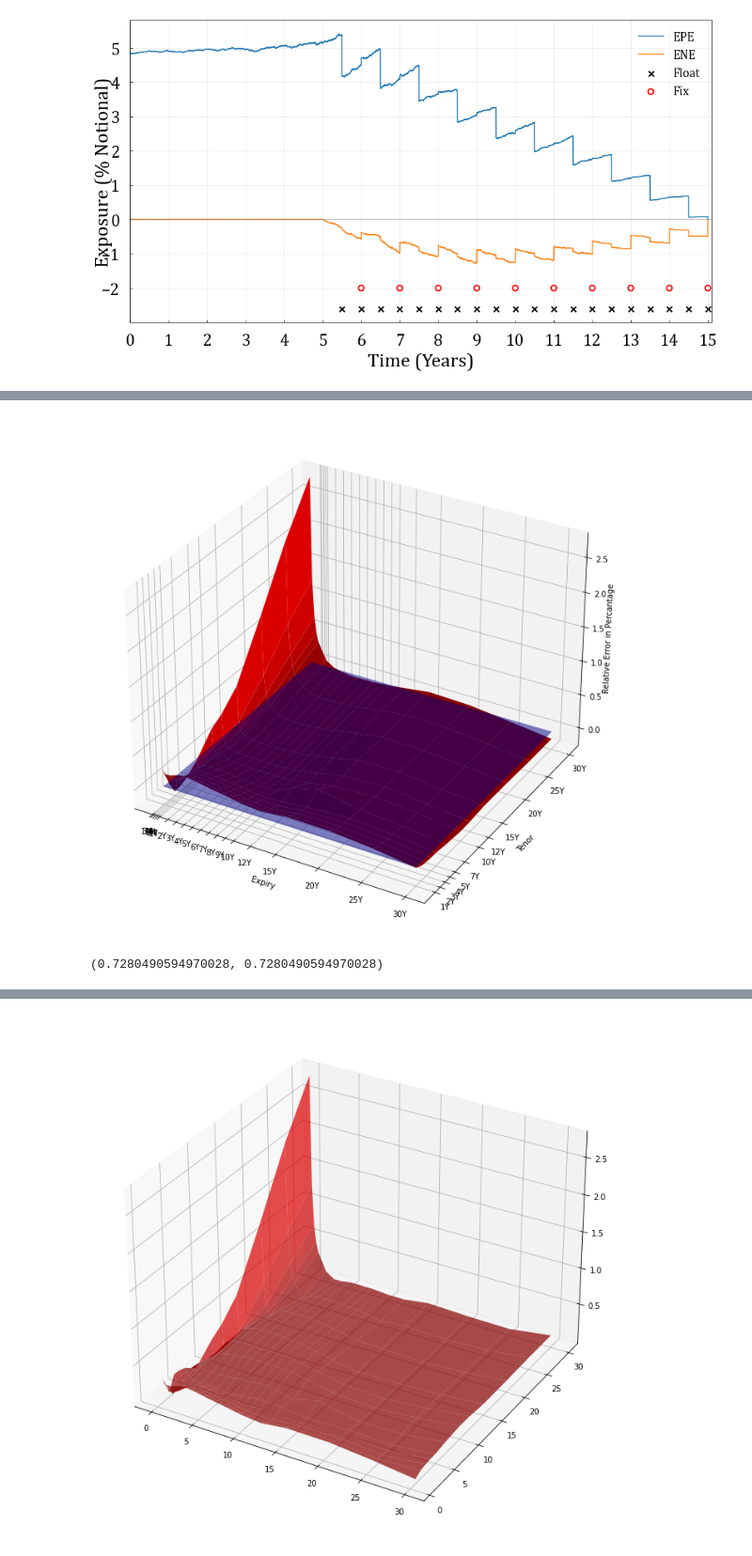
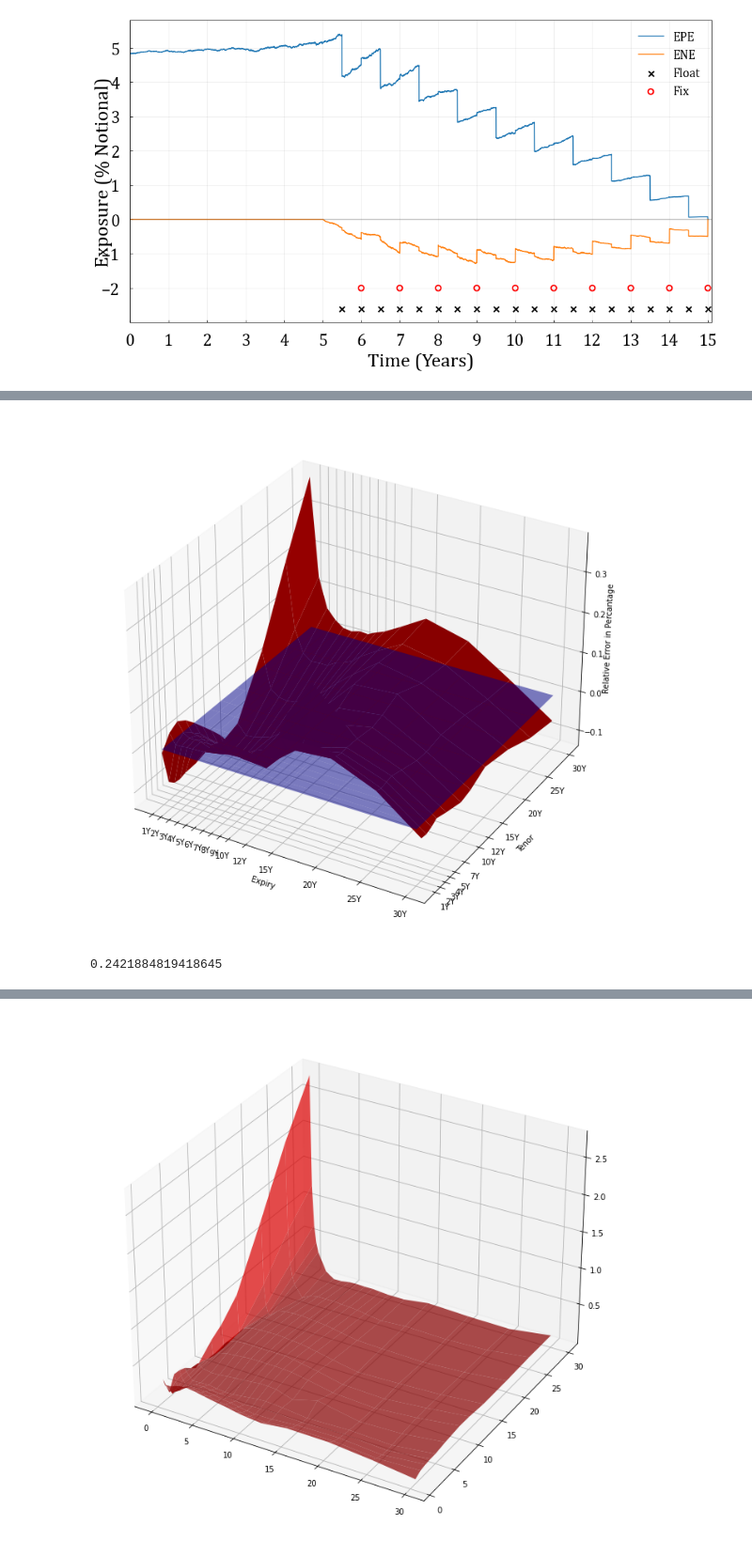
Before and after one commit to Eskild-afk/MasterThesis, a Jupyter notebook: quikMaths.ipynb, the cells around one changed output, grey strips where cells are left out. Shown at 94% size. Saved outputs shown, nothing was run; the diff lists cells and outputs as text; code cells hidden in the pictures.

```diff
--- a/quikMaths.ipynb
+++ b/quikMaths.ipynb
@@ -8,5 +8,4 @@ beta = np.array([1.879892, 0.579211, 	3.993992, 1.445091])
 tau  = np.array([ 16.633491, 	0.319680])
 reversion=0.13949636660880768
 volatility=0.017793899652989272
-# HW = HullWhite(initial=0.02459103, reversion=0.03, volatility=0.00200, Gamma=1000, b=beta, tau=tau)
-HW = HullWhite(initial=0.02459103, reversion=reversion, volatility=volatility, Gamma=1000, b=beta, tau=tau)
+HW = HullWhite(initial=0.02459103, reversion=0.03, volatility=0.00200, b=beta, tau=tau)
@@ -344,9 +242,9 @@ articleobs.index = dfff[1][3:17].values
 articleobs.index.name = 'Expiry'
 articleobs.columns = [int(x) for x in dfff.iloc[1][4:17].values]
 
-# straddlesobs=straddlesobs.iloc[4::,2::]
-# strikes = strikes.iloc[4::,2::]
-# impliedVol = impliedVol.iloc[4::,2::]
+straddlesobs=straddlesobs.iloc[4::,0::]
+strikes = strikes.iloc[4::,0::]
+impliedVol = impliedVol.iloc[4::,0::]
 
 def monthoryear(x):
     if x<12:
@@ -407,7 +325,6 @@ def HullWhiteOptimizer(reversion,volatility, observedP, observedK):
     straddleModel = observedP.copy()
     optHW = HullWhite(initial=0.02748672,
                       reversion=reversion,
-                      Gamma=1000,
                       b = np.array([1.879892, 0.579211, 	3.993992, 1.445091]),
                       tau  = np.array([ 16.633491, 	0.319680]),
                       volatility=volatility)
@@ -449,10 +366,10 @@ def callback(xk):
 
 result = minimize(
     fun = lambda x: HullWhiteOptimizer(reversion=x[0], volatility=x[1], observedP=straddlesobs, observedK=strikes)[0],
-    x0  = np.array([2,0.002]),
-    # bounds = [(0.1,3),(1e-15,0.5)],
-    # method='nelder-mead',
-    # tol = 1e-10,
+    x0  = np.array([0.13949636660880768 ,0.017793899652989272]),
+    # bounds = [(0.1,20),(1e-04,0.5), (1e-04, 0.1)],
+    method='nelder-mead',
+    tol = 1e-4,
     callback=callback
 )
 # %% [output]
@@ -478,25 +393,21 @@ Eval: 13, x=(0.13949636660880768, 0.017793899652989272), func: 20.66524965184591
 # %%
-rev=0.13949636660880768#result.x[0]
-vol=0.017793899652989272#result.x[1]
+rev=result.x[0]
+vol=result.x[1]
 fittedHW = (HullWhiteOptimizer(reversion=rev ,volatility=vol, observedP=straddlesobs, observedK=strikes)[1]/straddlesobs-1)
 X,Y = np.meshgrid(fittedHW.columns/12, fittedHW.index/12)
 fig = plt.figure(figsize=(12,12))
 ax = fig.add_subplot(111, projection='3d')
-ax.plot_surface(Y,X,np.zeros(19*12).reshape(fittedHW.values.shape), color='blue', alpha=0.5)
+ax.plot_surface(Y,X,np.zeros(15*12).reshape(fittedHW.values.shape), color='blue', alpha=0.5)
 ax.plot_surface(Y,X,fittedHW.values, color = 'red')
 ax.set_xlabel('Expiry')
 ax.set_xticks((straddlesobs.index/12))
 ax.set_xticklabels([monthoryear(x) for x in straddlesobs.index])
 ax.set_ylabel('Tenor')
 ax.set_yticks(straddlesobs.columns/12)
 ax.set_yticklabels([f'{int(x/12)}Y' for x in straddlesobs.columns])
 ax.zaxis.labelpad=-0.7
 ax.set_zlabel('Relative Error in Percantage')
 plt.show()
 # HullWhiteOptimizer(reversion=rev ,volatility=vol, observedP=straddlesobs, observedK=strikes)[0]
 # %% [output]
-[figure, old version]
+[figure, new version]
-# %%
-HW.ZCB(0,10),HW.marketZCB(10)
-# %% [output]
-(0.7280490594970028, 0.7280490594970028)
@@ -502,0 +448,4 @@ HW.ZCB(0,10),HW.marketZCB(10)
+# %%
+HullWhiteOptimizerOne(rev=0.1, volatility=0.017793899652989272,expiry=12, tenor=12, observedP=straddlesobs, observedK=strikes)
+# %% [output]
+0.2421884819418645
```
Also changed, not shown: parts of 17 cells of this notebook, 12 other files.
